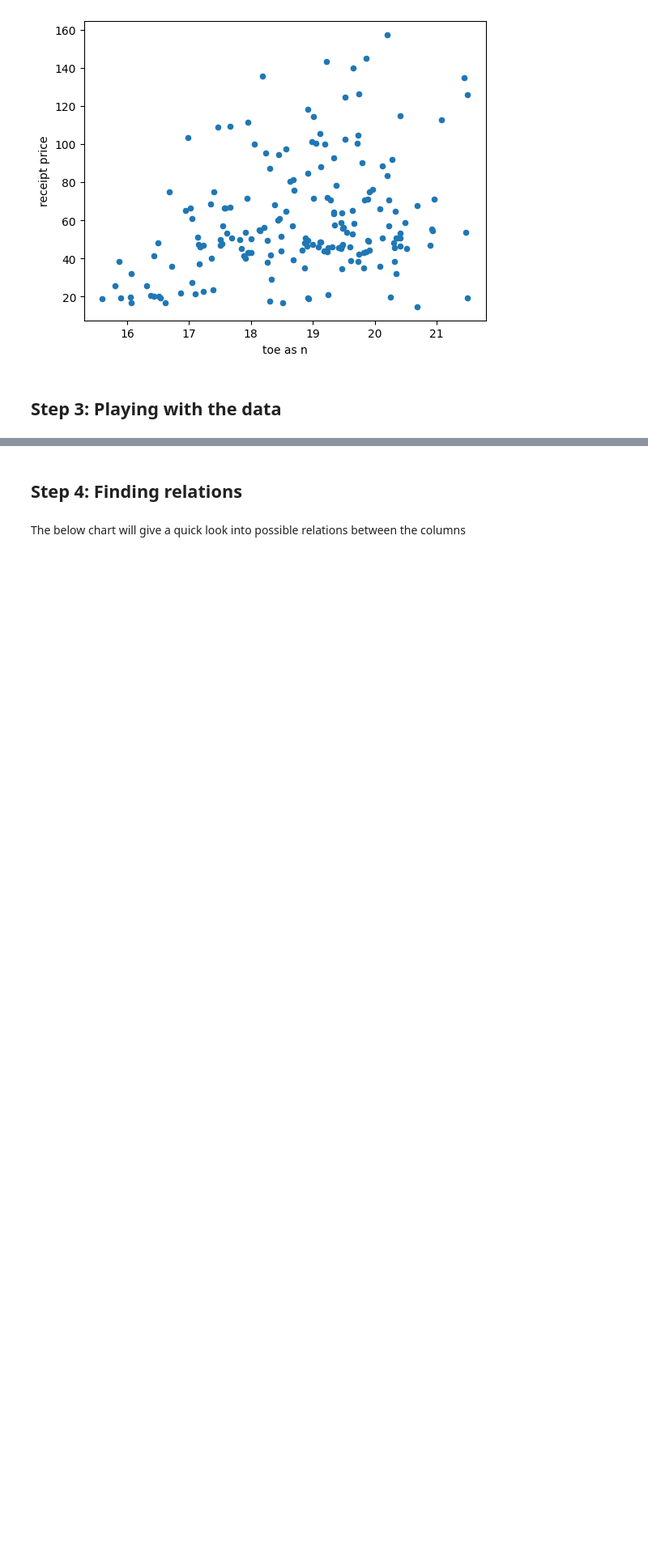
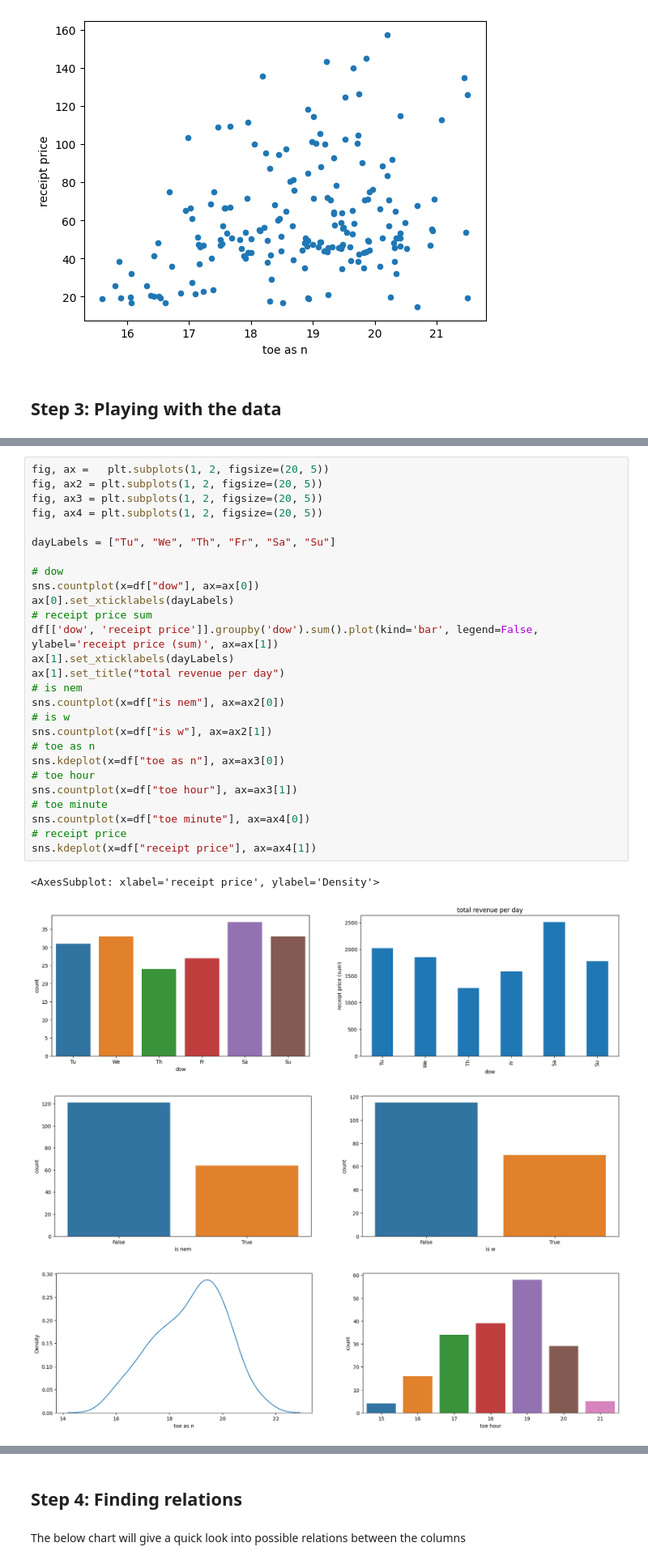
Before and after one commit to jussihailu1/AI-for-Society, a Jupyter notebook: EDA/Third try/EDA third try.ipynb, the cells around one changed output, grey strips where cells are left out. Shown at 81% size. Cells and saved outputs as stored; diff of their text form; blank space fills up the shorter version.

```diff
--- a/EDA/Third try/EDA third try.ipynb
+++ b/EDA/Third try/EDA third try.ipynb
@@ -169,0 +168,32 @@ sns.kdeplot(data=df, x="toe as n")
+# %%
+fig, ax =   plt.subplots(1, 2, figsize=(20, 5))
+fig, ax2 = plt.subplots(1, 2, figsize=(20, 5))
+fig, ax3 = plt.subplots(1, 2, figsize=(20, 5))
+fig, ax4 = plt.subplots(1, 2, figsize=(20, 5))
+
+dayLabels = ["Tu", "We", "Th", "Fr", "Sa", "Su"]
+
+# dow
+sns.countplot(x=df["dow"], ax=ax[0])
+ax[0].set_xticklabels(dayLabels)
+# receipt price sum
+df[['dow', 'receipt price']].groupby('dow').sum().plot(kind='bar', legend=False, ylabel='receipt price (sum)', ax=ax[1])
+ax[1].set_xticklabels(dayLabels)
+ax[1].set_title("total revenue per day")
+# is nem
+sns.countplot(x=df["is nem"], ax=ax2[0])
+# is w
+sns.countplot(x=df["is w"], ax=ax2[1])
+# toe as n
+sns.kdeplot(x=df["toe as n"], ax=ax3[0])
+# toe hour
+sns.countplot(x=df["toe hour"], ax=ax3[1])
+# toe minute
+sns.countplot(x=df["toe minute"], ax=ax4[0])
+# receipt price
+sns.kdeplot(x=df["receipt price"], ax=ax4[1])
+# %% [output]
+<AxesSubplot: xlabel='receipt price', ylabel='Density'>
+[figure, added]
+[figure, added]
+[figure, added]
```
Also changed, not shown: parts of 18 cells of this notebook, 5 other files.
